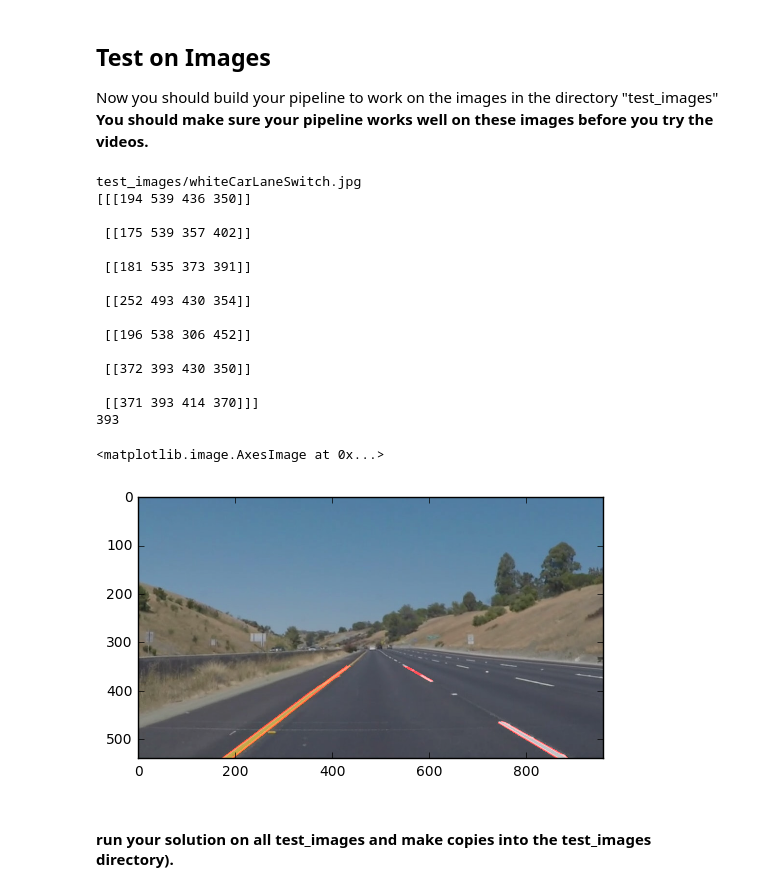
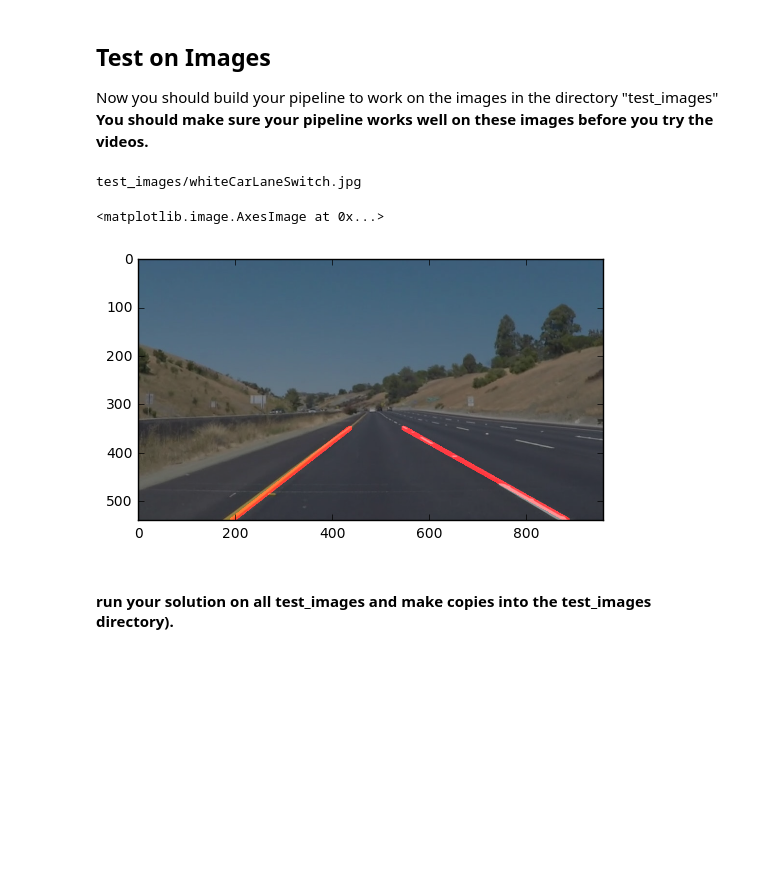
Before and after one commit to sirpsycho85/CarND-LaneLines-P1, a Jupyter notebook: P1.ipynb, the cells around one changed output. Cells and saved outputs as stored; diff of their text form; code cells hidden in the pictures; blank space fills up the shorter version.

Commit message:
solid lines in pictures but not working in video

```diff
--- a/P1.ipynb
+++ b/P1.ipynb
@@ -184,55 +184,67 @@ bottom_left = (100, 539)
 bottom_right = (950, 539)
 bottom_middle = (525,539)
 top_left = (400,350)
 top_right = (600,350)
 top_middle = (500,350)
 vertices_left = np.array([[bottom_left,top_left,top_middle,bottom_middle]], dtype=np.int32)
 vertices_right = np.array([[bottom_right,top_right,top_middle,bottom_middle]], dtype=np.int32)
 masked_edges_left = region_of_interest(edges, vertices_left)
 masked_edges_right = region_of_interest(edges, vertices_right)
 
 # Define the Hough transform parameters
 rho = 1
 theta = np.pi/180
 threshold = 15
 min_line_len = 40
 max_line_gap = 20
 
 # Get Hough Lines from masked edges
 lines_left = cv2.HoughLinesP(masked_edges_left, rho, theta, threshold, np.array([]), minLineLength=min_line_len, maxLineGap=max_line_gap)
 lines_right = cv2.HoughLinesP(masked_edges_right, rho, theta, threshold, np.array([]), minLineLength=min_line_len, maxLineGap=max_line_gap)
-print(lines_left)
-a = lines_left[:,:,1].min()
-print(a)
 
-# Get image with Hough lines drawn
+# For left lines, get top point
+index_top_left = lines_left[:,:,3].argmin() # find the index of the line that has the lowest value (highest in pic)
+x_top_left = lines_left[index_top_left][0][2] # get the x value there
+y_top_left = lines_left[index_top_left][0][3] # get the y value there
+
+# For left lines, get bottom point
+index_bottom_left = lines_left[:,:,1].argmax()
+x_bottom_left = lines_left[index_bottom_left][0][0]
+y_bottom_left = lines_left[index_bottom_left][0][1]
+
+# For right lines get top point
+index_top_right = lines_right[:,:,1].argmin()
+y_top_right = lines_right[index_top_right][0][1]
+x_top_right = lines_right[index_top_right][0][0]
+
+# For right lines, get bottom point
+index_bottom_right = lines_right[:,:,3].argmax()
+x_bottom_right = lines_right[index_bottom_right][0][2]
+y_bottom_right = lines_right[index_bottom_right][0][3]
+
+right_line = np.array([[[x_bottom_right,y_bottom_right,x_top_right,y_top_right]]])
+left_line = np.array([[[x_bottom_left,y_bottom_left,x_top_left,y_top_left]]])
+
+# Create background for Hough lines
 line_img = np.zeros((*edges.shape, 3), dtype=np.uint8)
-draw_lines(line_img, lines_left)
-draw_lines(line_img, lines_right)
+
+# Draw Hough lines
+#draw_lines(line_img, lines_left)
+#draw_lines(line_img, lines_right)
+
+# Draw interpolations of Hough lines
+draw_lines(line_img, right_line, color=[255, 0, 0], thickness=10)
+draw_lines(line_img, left_line, color=[255, 0, 0], thickness=10)
 
 # Overlay Hough lines onto original image
-result = weighted_img(line_img, image, α=0.8, β=1., λ=0.)
+result = weighted_img(line_img, image, α=0.6, β=1., λ=0.)
 
 # Display the image
 plt.imshow(result)
 # %% [output]
 test_images/whiteCarLaneSwitch.jpg
-[[[194 539 436 350]]
-
- [[175 539 357 402]]
-
- [[181 535 373 391]]
-
- [[252 493 430 354]]
-
- [[196 538 306 452]]
-
- [[372 393 430 350]]
-
- [[371 393 414 370]]]
-393
 <matplotlib.image.AxesImage at 0x...>
-[figure, old version]
+[figure, new version]
 # %% [markdown]
 #### run your solution on all test_images and make copies into the test_images directory).
 # %% [markdown]
```
Also changed, not shown: parts of 4 cells of this notebook, 2 other files.
